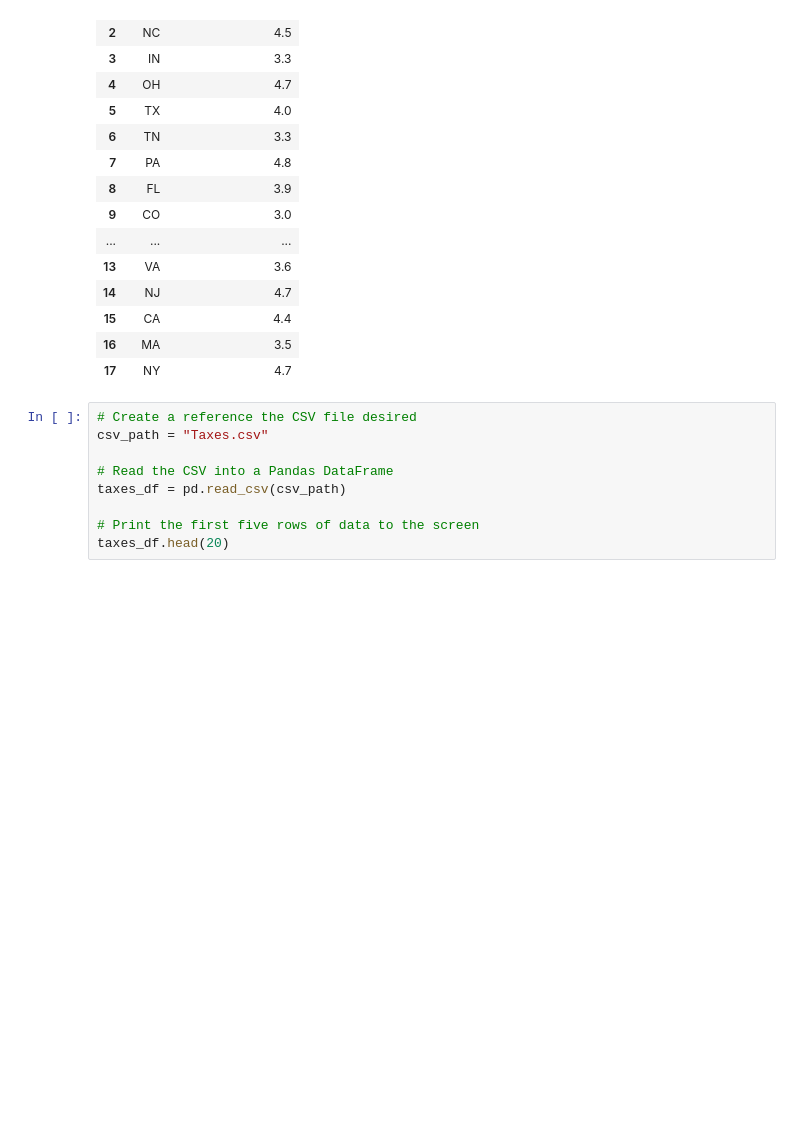
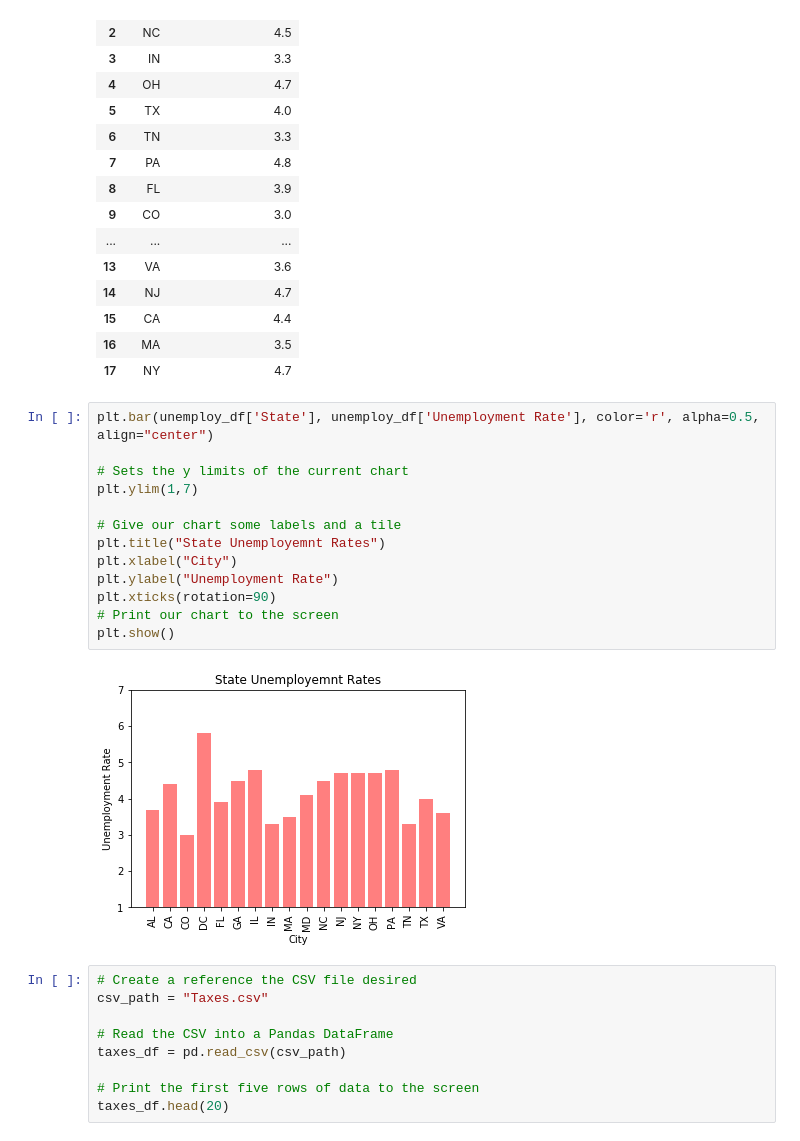
Before and after one commit to APK500/project-one, a Jupyter notebook: Forrest_dataframes.py.ipynb, the cells around one changed output. Drawn from its saved outputs; the diff is of its cells as text; blank space fills up the shorter version.

```diff
--- a/Forrest_dataframes.py.ipynb
+++ b/Forrest_dataframes.py.ipynb
@@ -76,6 +92,21 @@ unemploy_df.head(20)
 | 15 | CA | 4.4 |
 | 16 | MA | 3.5 |
 | 17 | NY | 4.7 |
+# %%
+plt.bar(unemploy_df['State'], unemploy_df['Unemployment Rate'], color='r', alpha=0.5, align="center")
+
+# Sets the y limits of the current chart
+plt.ylim(1,7)
+
+# Give our chart some labels and a tile
+plt.title("State Unemployemnt Rates")
+plt.xlabel("City")
+plt.ylabel("Unemployment Rate")
+plt.xticks(rotation=90)
+# Print our chart to the screen
+plt.show()
+# %% [output]
+[figure, added]
 # %%
 # Create a reference the CSV file desired
 csv_path = "Taxes.csv"
```
Also changed, not shown: parts of 3 cells of this notebook.
